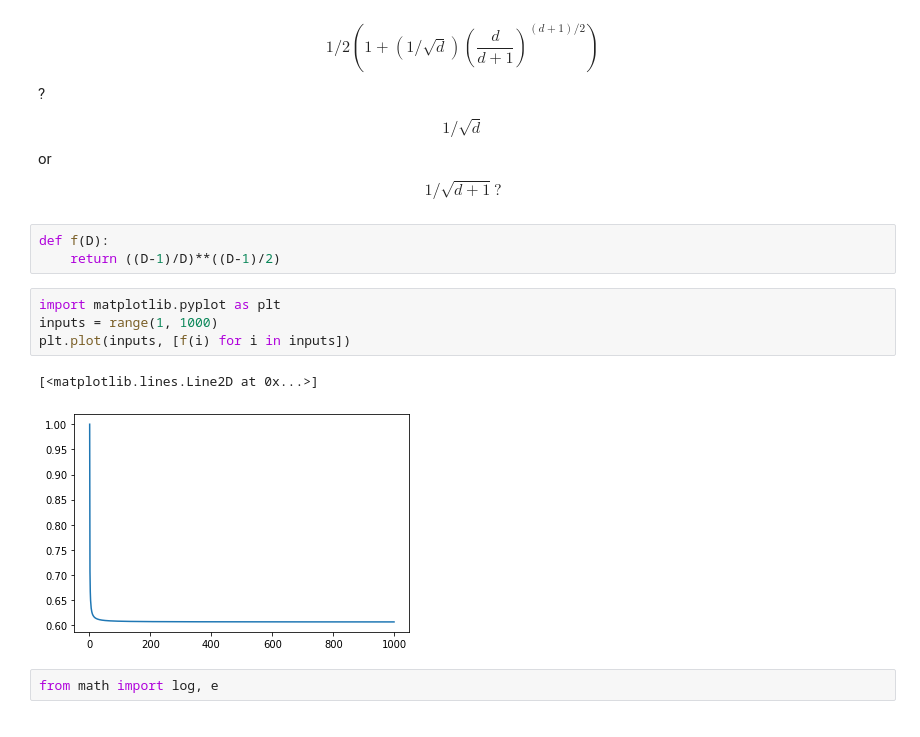
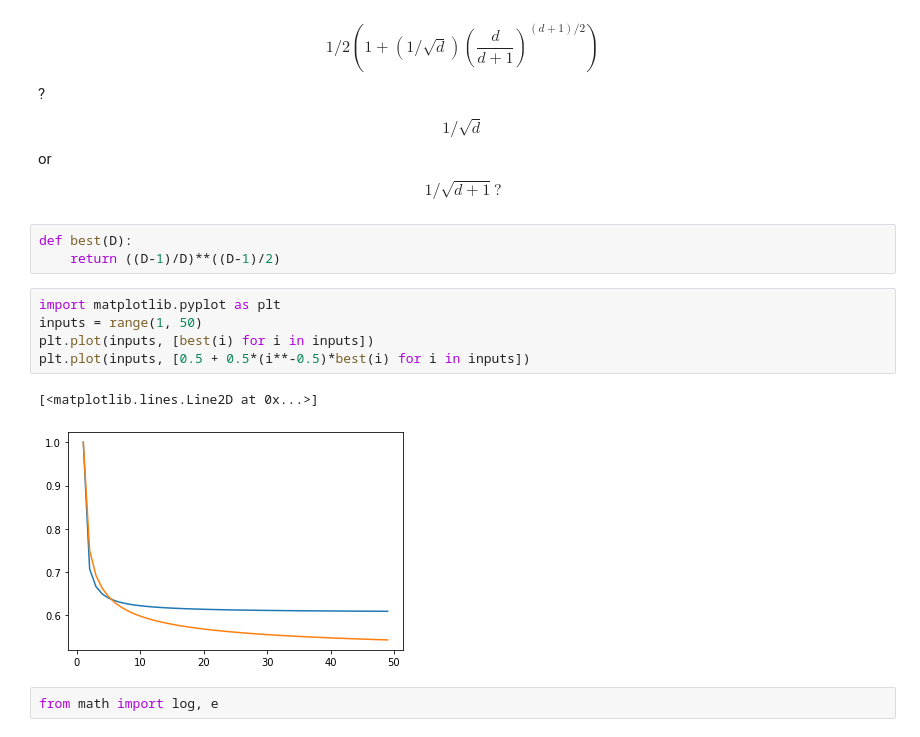
Before and after one commit to marwahaha/qaoa-local-competitors, a Jupyter notebook: QAOA.ipynb, the cells around one changed output. Saved outputs shown, nothing was run; the diff lists cells and outputs as text.

```diff
--- a/QAOA.ipynb
+++ b/QAOA.ipynb
@@ -26,15 +26,16 @@ Where D is maximum vertex degree --> so for regular graphs, I guess it's $$1/2 (
 $$
 1/\sqrt{d}$$ or $$ 1/\sqrt{d+1}?$$
 # %%
-def f(D):
+def best(D):
     return ((D-1)/D)**((D-1)/2)
 # %%
 import matplotlib.pyplot as plt
-inputs = range(1, 1000)
-plt.plot(inputs, [f(i) for i in inputs])
+inputs = range(1, 50)
+plt.plot(inputs, [best(i) for i in inputs])
+plt.plot(inputs, [0.5 + 0.5*(i**-0.5)*best(i) for i in inputs])
 # %% [output]
 [<matplotlib.lines.Line2D at 0x...>]
-[figure, old version]
+[figure, new version]
 # %%
 from math import log, e
 # %%
```
Also changed, not shown: parts of 14 cells of this notebook, 1 other file.
